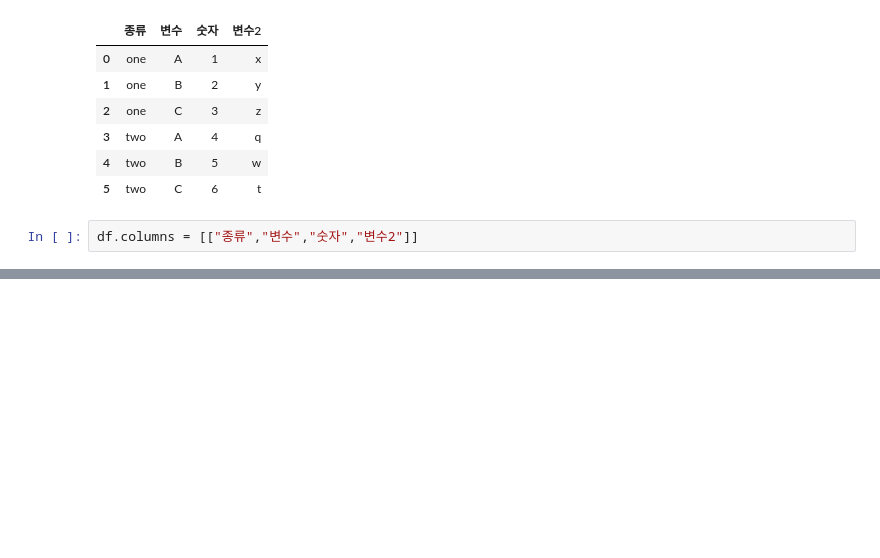
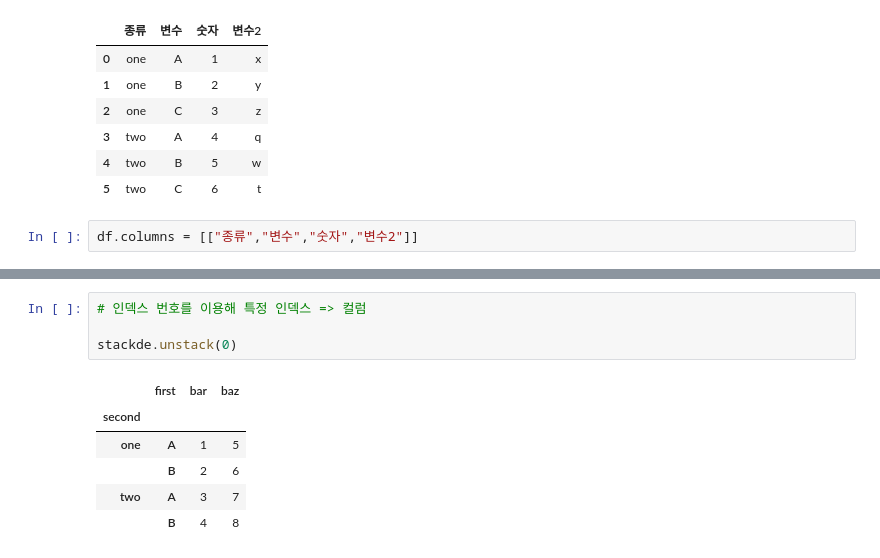
Before and after one commit to cauda25/pandassource, a Jupyter notebook: reshape.ipynb, the cells around one changed output, grey strips where cells are left out. Cells and saved outputs as stored; diff of their text form; blank space fills up the shorter version.

```diff
--- a/reshape.ipynb
+++ b/reshape.ipynb
@@ -186,0 +234,11 @@ df.columns = [["종류","변수","숫자","변수2"]]
+# %%
+# 인덱스 번호를 이용해 특정 인덱스 => 컬럼
+
+stackde.unstack(0)
+# %% [output]
+|  | first | bar | baz |
+| second |  |  |  |
+| one | A | 1 | 5 |
+|  | B | 2 | 6 |
+| two | A | 3 | 7 |
+|  | B | 4 | 8 |
```
Also changed, not shown: parts of 9 cells of this notebook, 9 other files.
